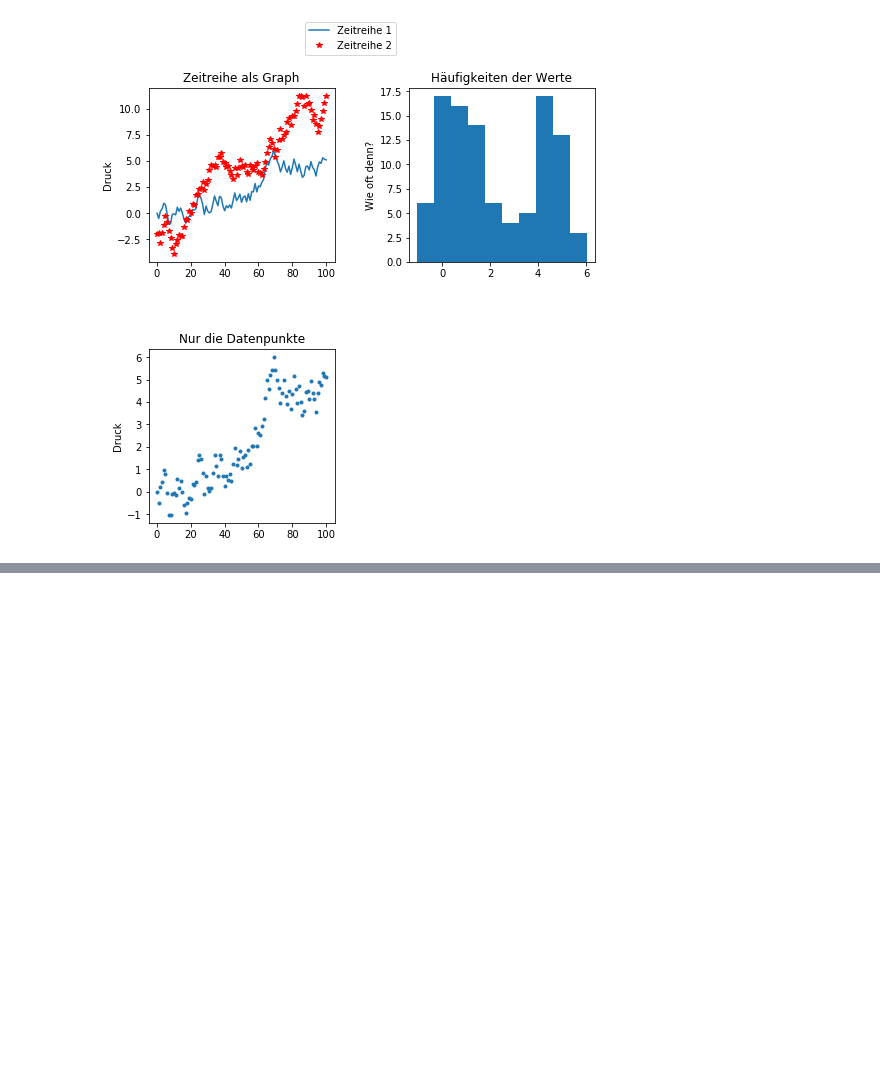
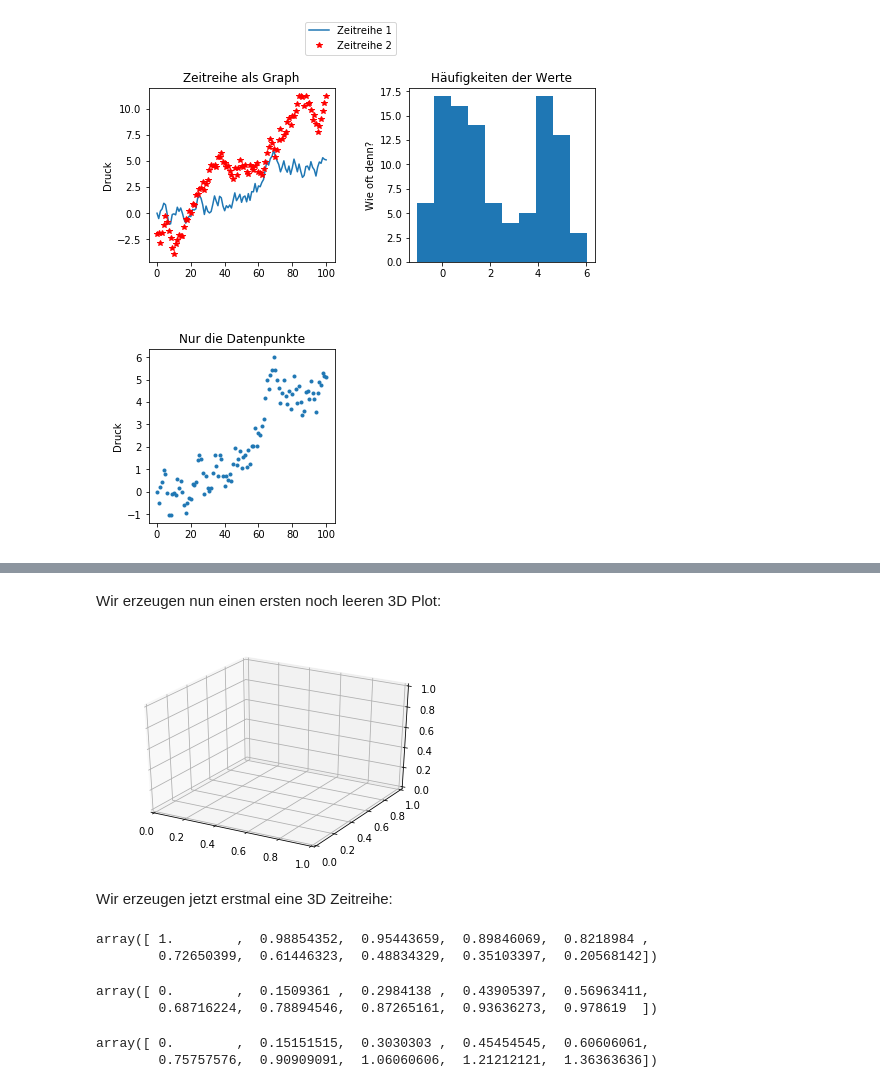
Before and after one commit to juebrauer/course_introduction_to_python, a Jupyter notebook: 07_matplotlib_grundlagen/matplotlib_grundlagen.ipynb, the cells around one changed output, grey strips where cells are left out. Drawn from its saved outputs; the diff is of its cells as text; code cells hidden in the pictures; blank space fills up the shorter version.

Commit message:
Matplotlib intro: added an example for 3D plots which closes by showing how to create an animation

```diff
--- a/07_matplotlib_grundlagen/matplotlib_grundlagen.ipynb
+++ b/07_matplotlib_grundlagen/matplotlib_grundlagen.ipynb
@@ -831,0 +850,16 @@ plt.show()
+# %% [markdown]
+Wir erzeugen nun einen ersten noch leeren 3D Plot:
+# %%
+from mpl_toolkits import mplot3d
+
+import numpy as np
+import matplotlib.pyplot as plt
+
+fig = plt.figure()
+ax = plt.axes(projection="3d")
+
+plt.show()
+# %% [output]
+[figure, added]
+# %% [markdown]
+Wir erzeugen jetzt erstmal eine 3D Zeitreihe:
@@ -831,0 +870,15 @@ plt.show()
+# %%
+x_werte[:10]
+# %% [output]
+array([ 1.        ,  0.98854352,  0.95443659,  0.89846069,  0.8218984 ,
+        0.72650399,  0.61446323,  0.48834329,  0.35103397,  0.20568142])
+# %%
+y_werte[:10]
+# %% [output]
+array([ 0.        ,  0.1509361 ,  0.2984138 ,  0.43905397,  0.56963411,
+        0.68716224,  0.78894546,  0.87265161,  0.93636273,  0.978619  ])
+# %%
+z_werte[:10]
+# %% [output]
+array([ 0.        ,  0.15151515,  0.3030303 ,  0.45454545,  0.60606061,
+        0.75757576,  0.90909091,  1.06060606,  1.21212121,  1.36363636])
```
Also changed, not shown: parts of 19 cells of this notebook.
